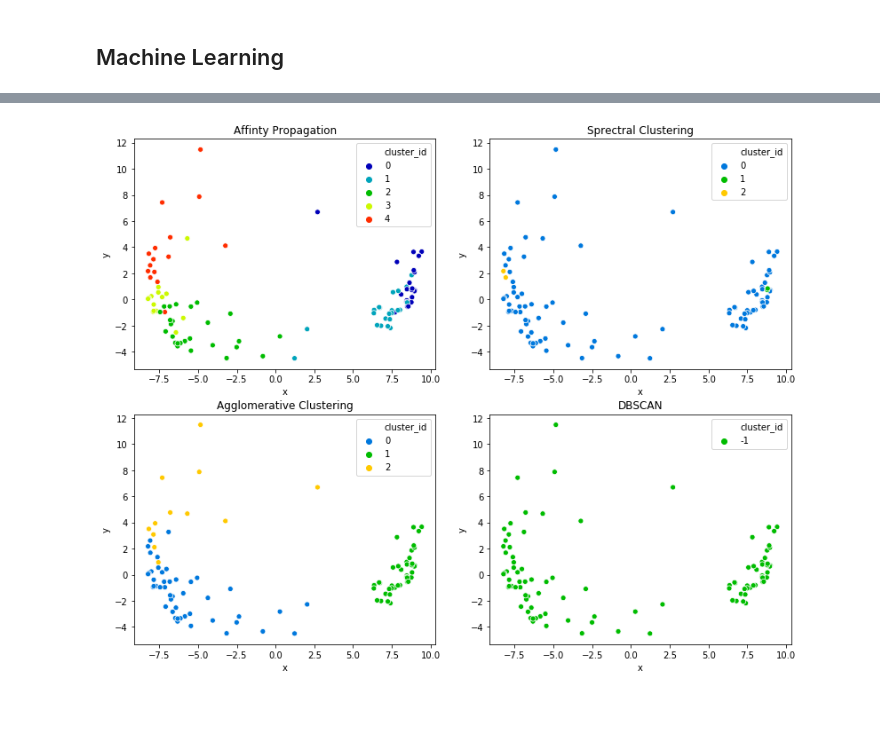
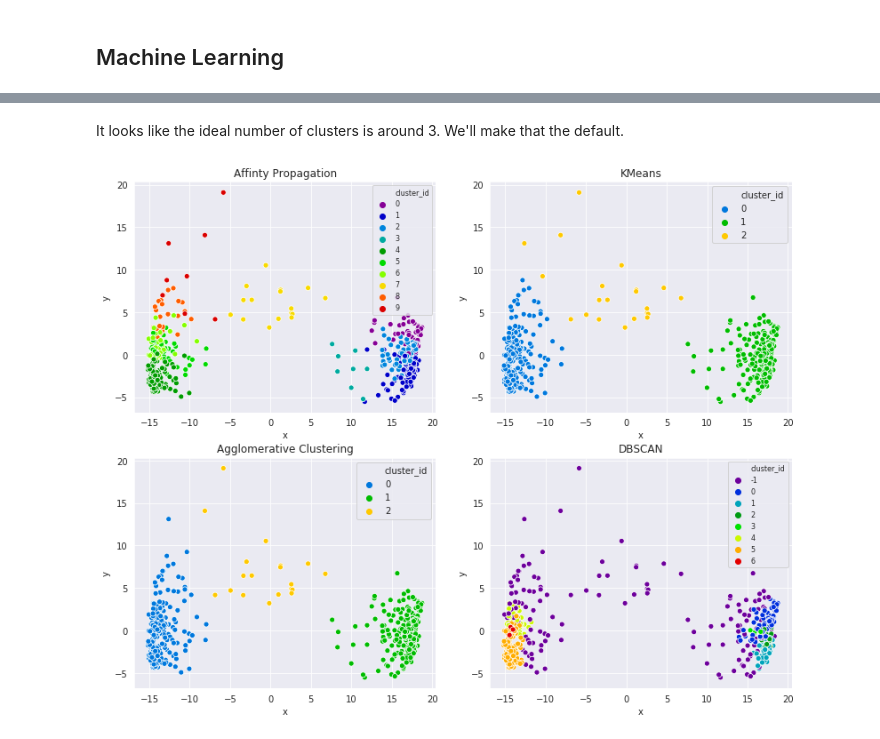
Before and after one commit to Nhorning/Congressional_Survival, a Jupyter notebook: Exploratory Data Analysis.ipynb, the cells around one changed output, grey strips where cells are left out. Saved outputs shown, nothing was run; the diff lists cells and outputs as text; code cells hidden in the pictures; blank space fills up the shorter version.

Commit message:
iterated on clustering

```diff
--- a/Exploratory Data Analysis.ipynb
+++ b/Exploratory Data Analysis.ipynb
@@ -177,9 +177,9 @@ def positions_df(metalist):
 
             #handle duplicated positions for malformed returns
             dups = call_positions.duplicated()
-            if dups:
-                call_postions = call_positions.drop_duplicates()
-                print('dropped{}duplicates'.format(dups.sum()))
+            if dups.sum() > 0:
+                call_postions = call_positions.loc[~dups]
+                print('{} dups'.format(dups.sum()), end='')
 
             #MERGE THE POSITIONS FOR A GIVEN ROLL CALL VOTE INTO DATAFRAME <- core of function
             dfp = pd.merge(dfp, call_positions, on=mergelst, how='outer')
@@ -1048,57 +1103,76 @@ plt.show()
+# %% [markdown]
+It looks like the ideal number of clusters is around 3. We'll make that the default.
 # %%
-#let's make fuctions so we can train our model extract the labels
-#and assign them to a dataframe with the PCA features repededly
-def fit_label(model):
+#Reduce dimensions
+#use several models to assign different groups
+def fit_label(model, x_cols):
+    #instansiate PCA with 3 components
+    pca = PCA(n_components=3)
 
-    model.fit(x_cols) #train model
+    pca.fit(x_cols)
+
+    pca_features = pca.transform(x_cols)
+
+    model.fit(pca_features) #train reduced model
 
     labels = model.labels_ #extract labels
-
-    pca_features = pca.transform(x_cols)
 
     #create dataframe out of the labels and dimension reduced features
     reduced_df = pd.DataFrame(
         {'Member Name':votes.columns.get_level_values('name'),
          'cluster_id':labels,
          'x':pca_features[:,0],
          'y':pca_features[:,1]})
 
     #return the resulting df
     return reduced_df
 
-#let's make function to plot the results together
+#plot the results together
 def plot_df(title, df, ax):
     n_clusters=df.cluster_id.nunique()
     color = sns.color_palette('nipy_spectral', n_colors=n_clusters)
     sns.scatterplot('x', 'y', data=df, hue='cluster_id', palette=color, ax=ax)
     if n_clusters > 5:
         ax.legend(fontsize='large', prop={'size':8}) #.set_visible(False)
     ax.set_title(title, fontsize='large')
 
+def multi_cluster(votes, n_clusters=3):
+    '''take a dataframe of votes, reduce dimensionality with PCA, plot clusters with several models'''
+    #factorize and sort the data
+    votes = my_factorize(votes)
 
-f, axes = plt.subplots(2,2, figsize=(11,8.5))
-plt.tight_layout(h_pad=3, w_pad=3)
+    #store member columns as a numpy matrix
+    x_cols = votes.transpose().values
 
-#Affinity Propogation
-from sklearn.cluster import AffinityPropagation
-aff_df = fit_label(AffinityPropagation())
-plot_df('Affinty Propagation', aff_df, axes[0, 0])
+    #setup plot
+    f, axes = plt.subplots(2,2, figsize=(11,8.5))
+    plt.tight_layout(h_pad=3, w_pad=3)
 
-#Spectral clustering
-from sklearn.cluster import SpectralClustering
-spec_df = fit_label(SpectralClustering(n_clusters=3, random_state=38))
-plot_df('Sprectral Clustering', spec_df, axes[0, 1])
+    #load a clustering method and try it out
+    #Affinity Propogation
+    from sklearn.cluster import AffinityPropagation
+    aff_df = fit_label(AffinityPropagation(), x_cols)
+    plot_df('Affinty Propagation', aff_df, axes[0, 0])
 
-#Agglomerative clustering
-from sklearn.cluster import AgglomerativeClustering
-agg_df = fit_label(AgglomerativeClustering(n_clusters=3))
-plot_df('Agglomerative Clustering', agg_df, axes[1,0])
+    #Spectral clustering
+    from sklearn.cluster import KMeans
+    spec_df = fit_label(KMeans(n_clusters=n_clusters, random_state=38), x_cols)
+    plot_df('KMeans', spec_df, axes[0, 1])
 
-#DBSCAN
-from sklearn.cluster import DBSCAN
-db_df = fit_label(DBSCAN(eps=1))
-plot_df('DBSCAN', db_df, axes[1,1])
+    #Agglomerative clustering
+    from sklearn.cluster import AgglomerativeClustering
+    agg_df = fit_label(AgglomerativeClustering(n_clusters=n_clusters), x_cols)
+    plot_df('Agglomerative Clustering', agg_df, axes[1,0])
 
-plt.show()
+    #DBSCAN
+    from sklearn.cluster import DBSCAN
+    db_df = fit_label(DBSCAN(eps=1), x_cols)
+    plot_df('DBSCAN', db_df, axes[1,1])
+
+    plt.show()
+
+
+_, votes = load_cache(2018, 'house')
+multi_cluster(votes)
 # %% [output]
-[figure, old version]
+[figure, new version]
```
Also changed, not shown: parts of 17 cells of this notebook, 2 other files.
